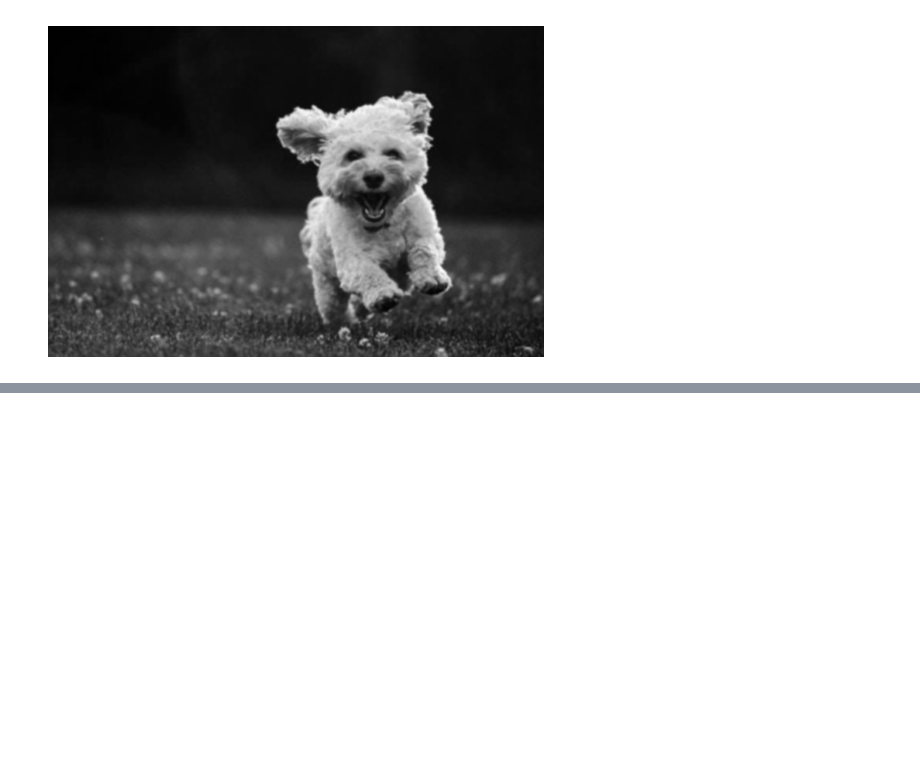
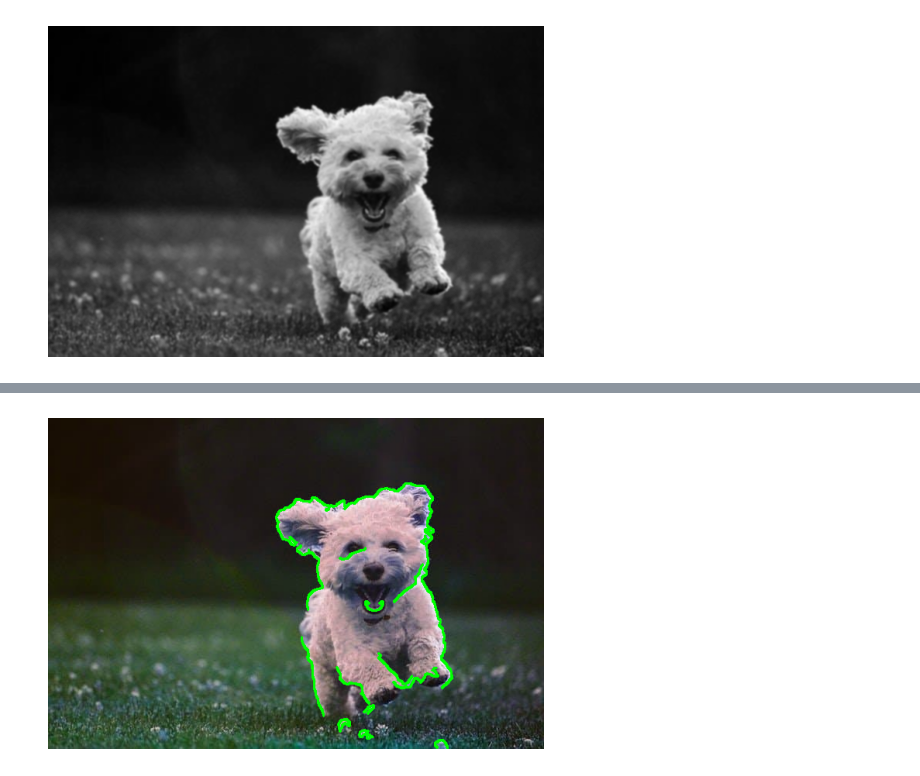
Before and after one commit to kat-pierzchala/OpenCV_Scikit-image, a Jupyter notebook: OpenCV_SKI.ipynb, the cells around one changed output, grey strips where cells are left out. Saved outputs shown, nothing was run; the diff lists cells and outputs as text; code cells hidden in the pictures; blank space fills up the shorter version.

```diff
--- a/OpenCV_SKI.ipynb
+++ b/OpenCV_SKI.ipynb
@@ -101,0 +123,11 @@ plt.show()
+# %%
+kontury, _ = cv2.findContours(edges, cv2.RETR_EXTERNAL, cv2.CHAIN_APPROX_SIMPLE)
+kontury = [c for c in kontury if cv2.contourArea(c) > 11]
+obraz_kontury = obraz.copy()
+
+cv2.drawContours(obraz_kontury, kontury, -1, (0, 255, 0), 2)
+plt.imshow(cv2.cvtColor(obraz_kontury, cv2.COLOR_BGR2RGB))
+plt.axis("off")
+plt.show()
+# %% [output]
+[figure, added]
```
Also changed, not shown: parts of 5 cells of this notebook.
